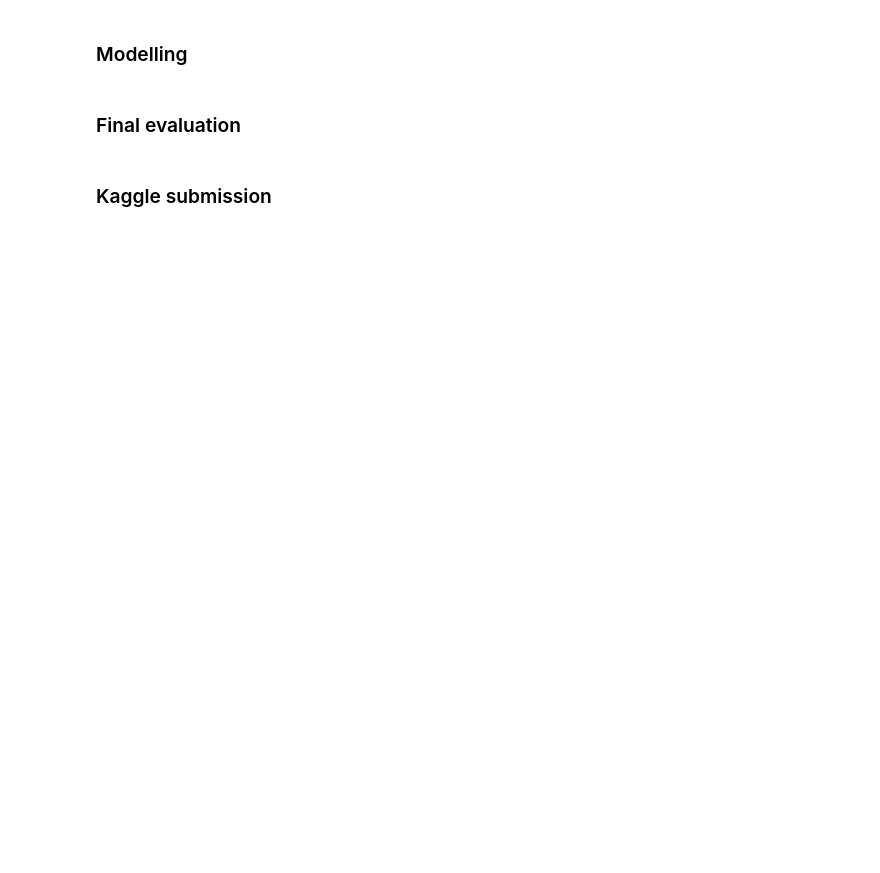
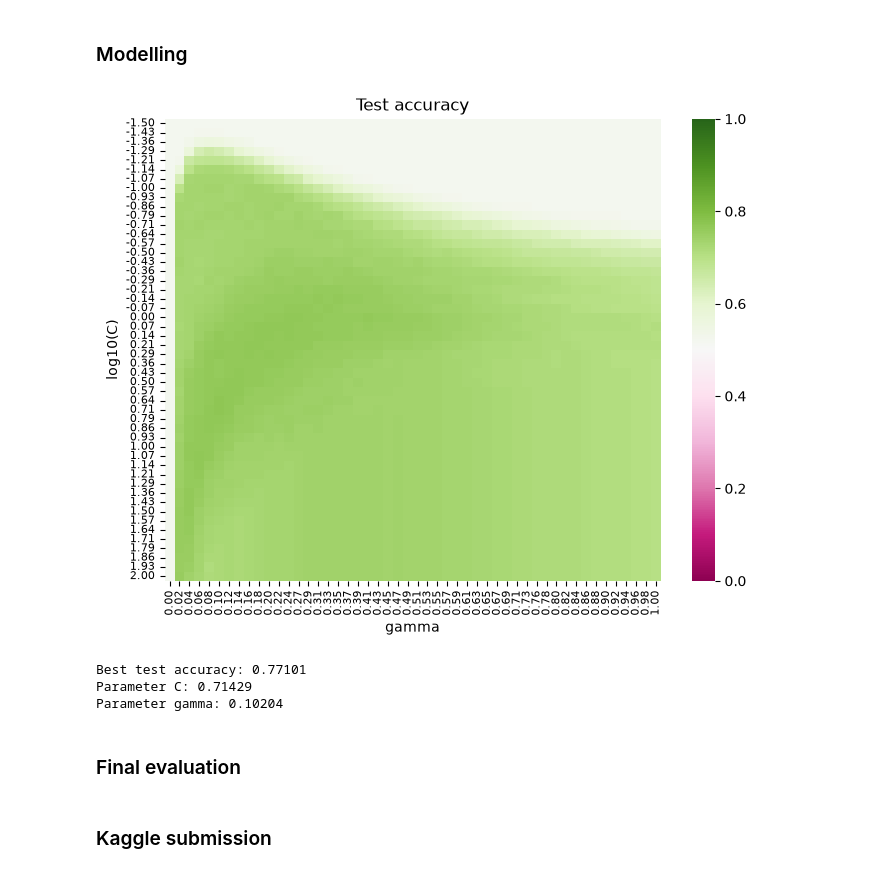
Before and after one commit to kambizaur/DAT200-CA3, a Jupyter notebook: kernel-based_classifiers.ipynb, the cells around one changed output. Drawn from its saved outputs; the diff is of its cells as text; code cells hidden in the pictures; blank space fills up the shorter version.

```diff
--- a/kernel-based_classifiers.ipynb
+++ b/kernel-based_classifiers.ipynb
@@ -39,0 +112,15 @@ train_df
+# %%
+q1 = df[feature_names].quantile(0.25)
+q3 = df[feature_names].quantile(0.75)
+
+iqr = q3 - q1
+
+lower_bound = q1 - 1.5 * iqr
+upper_bound = q3 + 1.5 * iqr
+
+outlier_mask = (
+    (df[feature_names] < lower_bound) |
+    (df[feature_names] > upper_bound)
+)
+
+outlier_mask.sum(axis=0)
@@ -42,2 +165,4 @@ train_df
+# %%
+df = df[outlier_mask.any(axis=1)]
 # %% [markdown]
 ### Data preprocessing and visualisation
@@ -46,2 +218,42 @@ train_df
+# %%
+plt.figure(figsize=(8, 6))
+
+sns.heatmap(
+    data=acc_test_range,
+    yticklabels=[f"{c:.2f}" for c in range_C],
+    xticklabels=[f"{c:.2f}" for c in range_gamma],
+    annot=False,
+    cmap="PiYG",  # like in the example
+    vmin=0,
+    vmax=1
+)
+
+plt.title("Test accuracy")
+plt.ylabel("log10(C)")
+plt.xlabel("gamma")
+
+plt.tick_params(axis="x", labelsize=8)
+plt.tick_params(axis="y", labelsize=8)
+
+
+plt.show()
+# %% [output]
+[figure, added]
+# %%
+best_idx = np.unravel_index(
+    np.argmax(acc_test_range),
+    acc_test_range.shape,
+)
+
+best_C = range_C[best_idx[0]]
+best_gamma = range_gamma[best_idx[1]]
+
+print(f"Best test accuracy: {acc_test_range.max():.5f}")
+print(f"Parameter C: {best_C:.5f}")
+print(f"Parameter gamma: {best_gamma:.5f}")
+# %% [output]
+Best test accuracy: 0.77101
+Parameter C: 0.71429
+Parameter gamma: 0.10204
 # %% [markdown]
 ### Final evaluation
```
Also changed, not shown: parts of 18 cells of this notebook.
